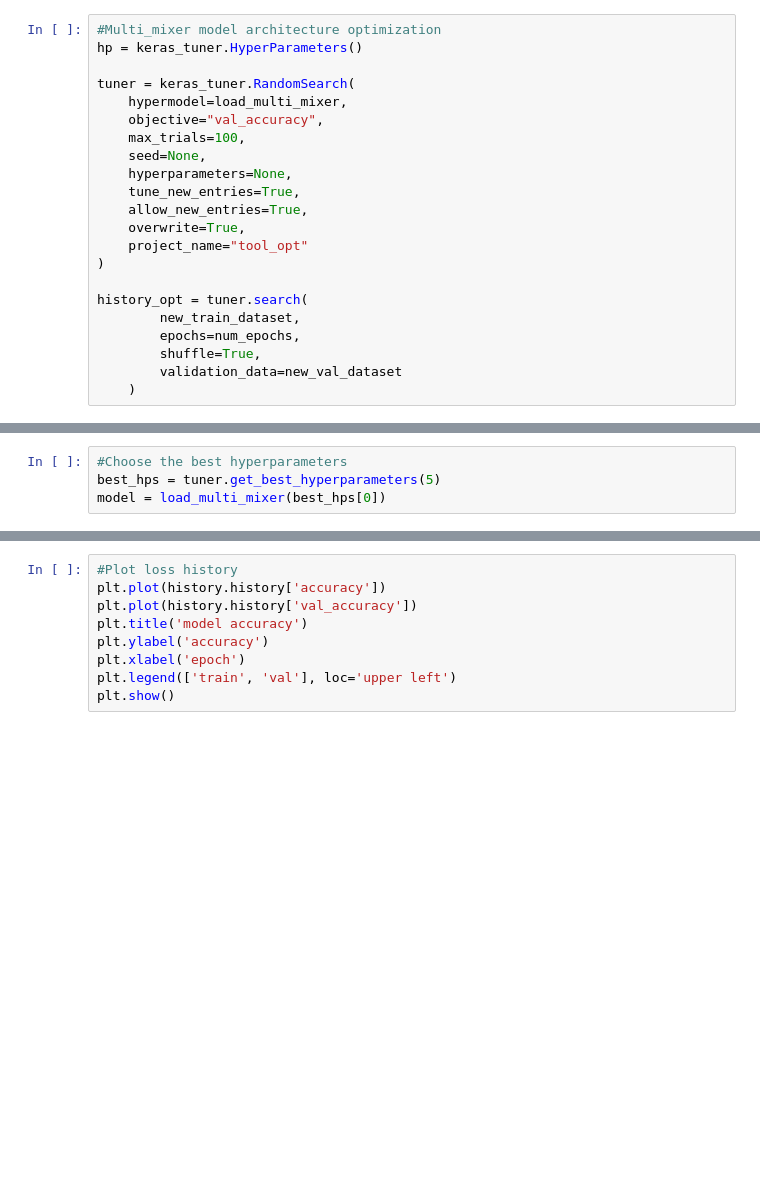
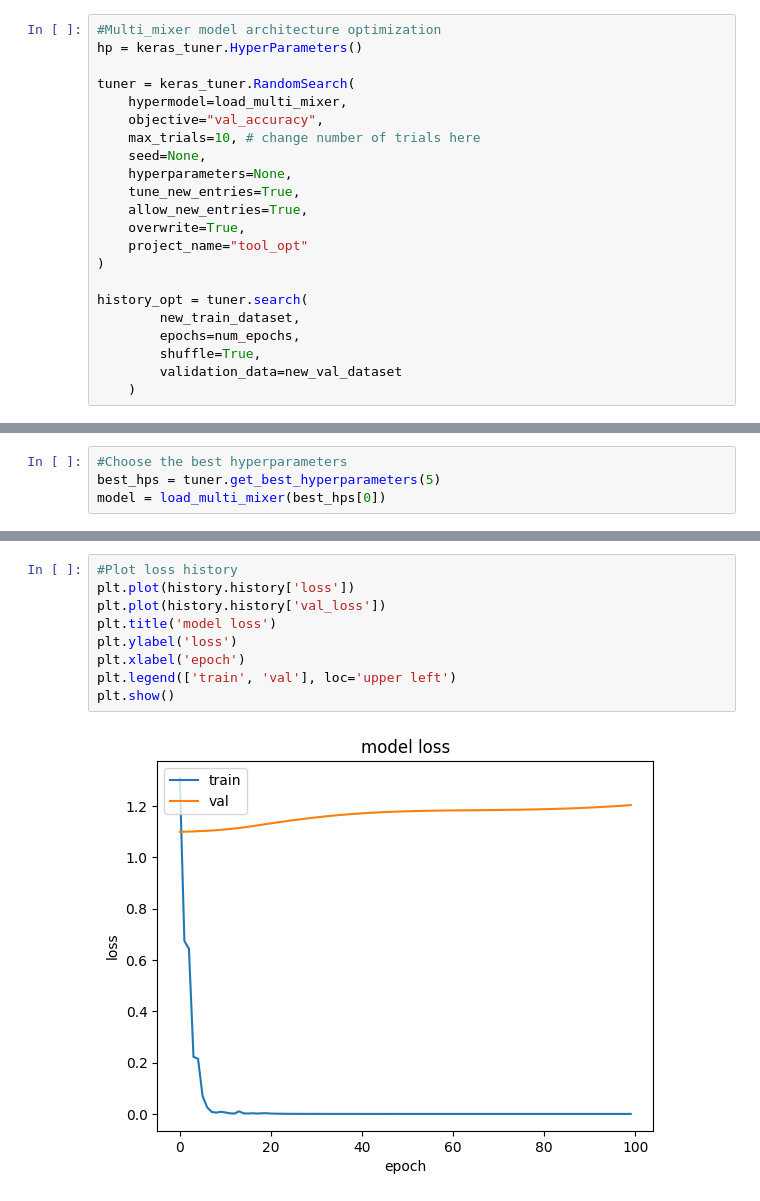
Before and after one commit to hubtru/Minape, a Jupyter notebook: jupyter notebooks/iso_tool_aug_tooldist_opt.ipynb, the cells around one changed output, grey strips where cells are left out. Drawn from its saved outputs; the diff is of its cells as text; blank space fills up the shorter version.

```diff
--- a/jupyter notebooks/iso_tool_aug_tooldist_opt.ipynb
+++ b/jupyter notebooks/iso_tool_aug_tooldist_opt.ipynb
@@ -209,7 +250,7 @@ hp = keras_tuner.HyperParameters()
 tuner = keras_tuner.RandomSearch(
     hypermodel=load_multi_mixer,
     objective="val_accuracy",
-    max_trials=100,
+    max_trials=10, # change number of trials here
     seed=None,
     hyperparameters=None,
     tune_new_entries=True,
@@ -258,9 +373,11 @@ plt.show()
-# %%
-#Plot loss history
-plt.plot(history.history['accuracy'])
-plt.plot(history.history['val_accuracy'])
-plt.title('model accuracy')
-plt.ylabel('accuracy')
-plt.xlabel('epoch')
-plt.legend(['train', 'val'], loc='upper left')
-plt.show()
+# %%
+#Plot loss history
+plt.plot(history.history['loss'])
+plt.plot(history.history['val_loss'])
+plt.title('model loss')
+plt.ylabel('loss')
+plt.xlabel('epoch')
+plt.legend(['train', 'val'], loc='upper left')
+plt.show()
+# %% [output]
+[figure, added]
```
Also changed, not shown: parts of 12 cells of this notebook, 5 other files.
